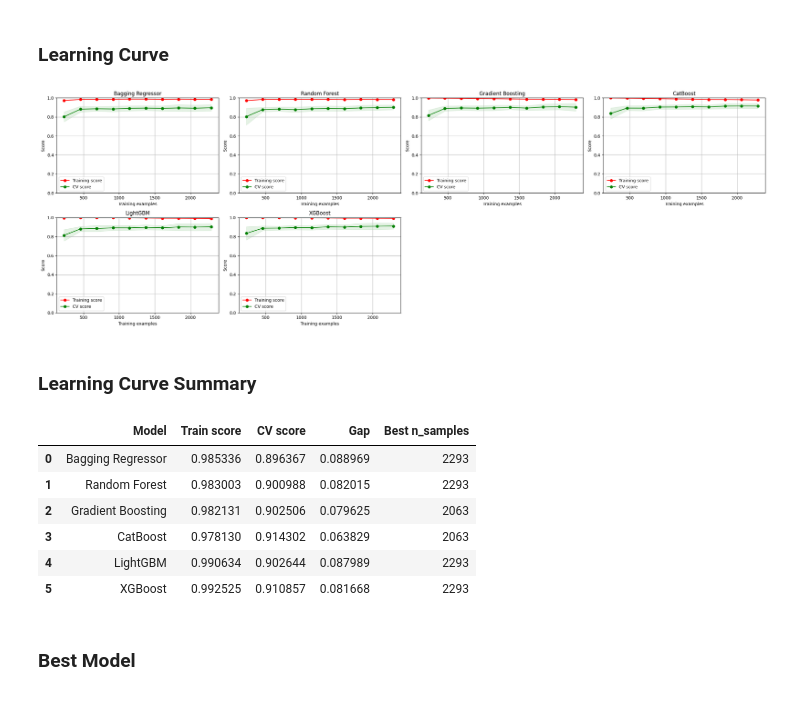
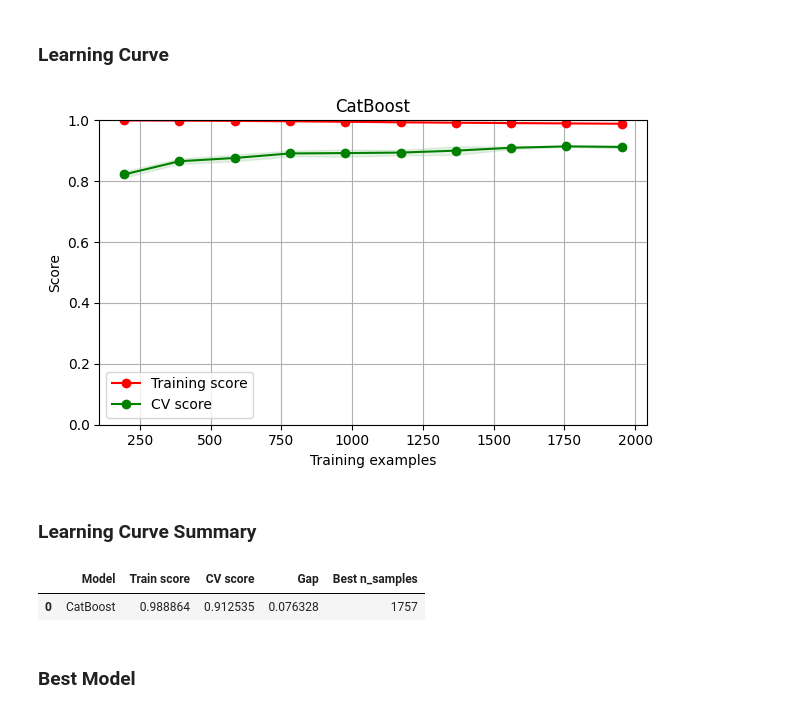
Before and after one commit to haroldeustaquio/Ames-Housing-Price-Predictor, a Jupyter notebook: notebooks/08_model_tuning.ipynb, the cells around one changed output. Drawn from its saved outputs; the diff is of its cells as text; code cells hidden in the pictures.

```diff
--- a/notebooks/08_model_tuning.ipynb
+++ b/notebooks/08_model_tuning.ipynb
@@ -34,54 +29,16 @@ x_train, x_test, y_train, y_test = train_test_split(
 # %%
 models = {
-    'Bagging Regressor': BaggingRegressor(),
-    'Random Forest': RandomForestRegressor(n_jobs=-1),
-    'Gradient Boosting': GradientBoostingRegressor(verbose=0),
     'CatBoost': CatBoostRegressor(task_type='GPU', devices='0', verbose=0),
-    'LightGBM': LGBMRegressor(device='gpu', n_jobs=-1, verbose=-1),
-    "XGBoost": XGBRegressor(tree_method="hist", device="cuda")
 }
 # %%
 from scipy.stats import loguniform, randint
 
 param_dist = {
-    'Bagging Regressor': {
-        'n_estimators': randint(10, 50),
-        'max_samples':  [0.5, 0.75, 1.0],
-        'max_features': [0.5, 0.75, 1.0]
-    },
-    'Random Forest': {
-        'n_estimators':      randint(50, 100),
-        'max_depth':         randint(5, 20),
-        'min_samples_split': [2, 5, 10],
-        'min_samples_leaf':  [1, 2, 4],
-        'max_features':      ['auto', 'sqrt']
-    },
-    'Gradient Boosting': {
-        'n_estimators': randint(50, 100),
-        'learning_rate': loguniform(1e-3, 0.5),
-        'max_depth':     randint(3, 8),
-        'subsample':     [0.6, 0.8, 1.0]
-    },
     'CatBoost': {
         'iterations':   randint(100, 300),
         'learning_rate': loguniform(1e-3, 0.2),
         'depth':        randint(4, 8),
         'l2_leaf_reg':  [1, 3, 5, 10]
-    },
-    'LightGBM': {
-        'n_estimators':     randint(50, 100),
-        'learning_rate':    loguniform(1e-3, 0.5),
-        'num_leaves':       [31, 50, 100],
-        'min_child_samples':[5, 10, 20],
-        'subsample':        [0.6, 0.8, 1.0],
-        'colsample_bytree': [0.6, 0.8, 1.0]
-    },
-    'XGBoost': {
-        'n_estimators':     randint(50, 100),
-        'learning_rate':    loguniform(1e-3, 0.5),
-        'max_depth':        randint(3, 8),
-        'subsample':        [0.6, 0.8, 1.0],
-        'colsample_bytree': [0.6, 0.8, 1.0]
     }
 }
 # %%
@@ -140,21 +86,16 @@ ms.scatter_plot(y_test, predictions_dict, n_cols=5)
 ### Learning Curve
 # %%
 reload(ms)
-learning_curve_summary = ms.learning_curves_regression(models_pro, x, y, cv=5, scoring='r2', cols=4)
+learning_curve_summary = ms.learning_curves_regression(models_pro, x, y, cv=3, scoring='r2', cols=2)
 # %% [output]
-[figure, old version]
+[figure, new version]
 # %% [markdown]
 ### Learning Curve Summary
 # %%
 learning_curve_summary
 # %% [output]
 |  | Model | Train score | CV score | Gap | Best n_samples |
-| 0 | Bagging Regressor | 0.985336 | 0.896367 | 0.088969 | 2293 |
-| 1 | Random Forest | 0.983003 | 0.900988 | 0.082015 | 2293 |
-| 2 | Gradient Boosting | 0.982131 | 0.902506 | 0.079625 | 2063 |
-| 3 | CatBoost | 0.978130 | 0.914302 | 0.063829 | 2063 |
-| 4 | LightGBM | 0.990634 | 0.902644 | 0.087989 | 2293 |
-| 5 | XGBoost | 0.992525 | 0.910857 | 0.081668 | 2293 |
+| 0 | CatBoost | 0.988864 | 0.912535 | 0.076328 | 1757 |
 # %% [markdown]
 ### Best Model
 # %%
```
Also changed, not shown: parts of 9 cells of this notebook, 24 other files.
